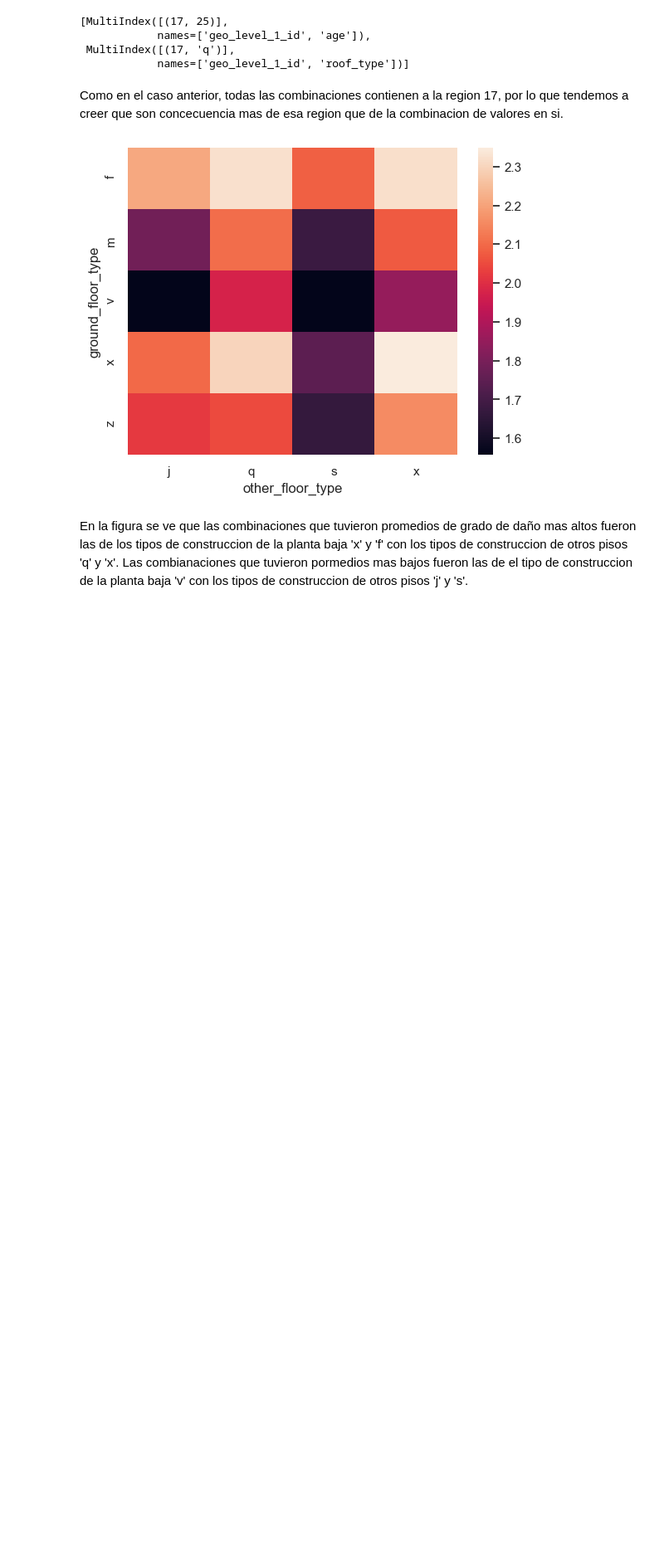
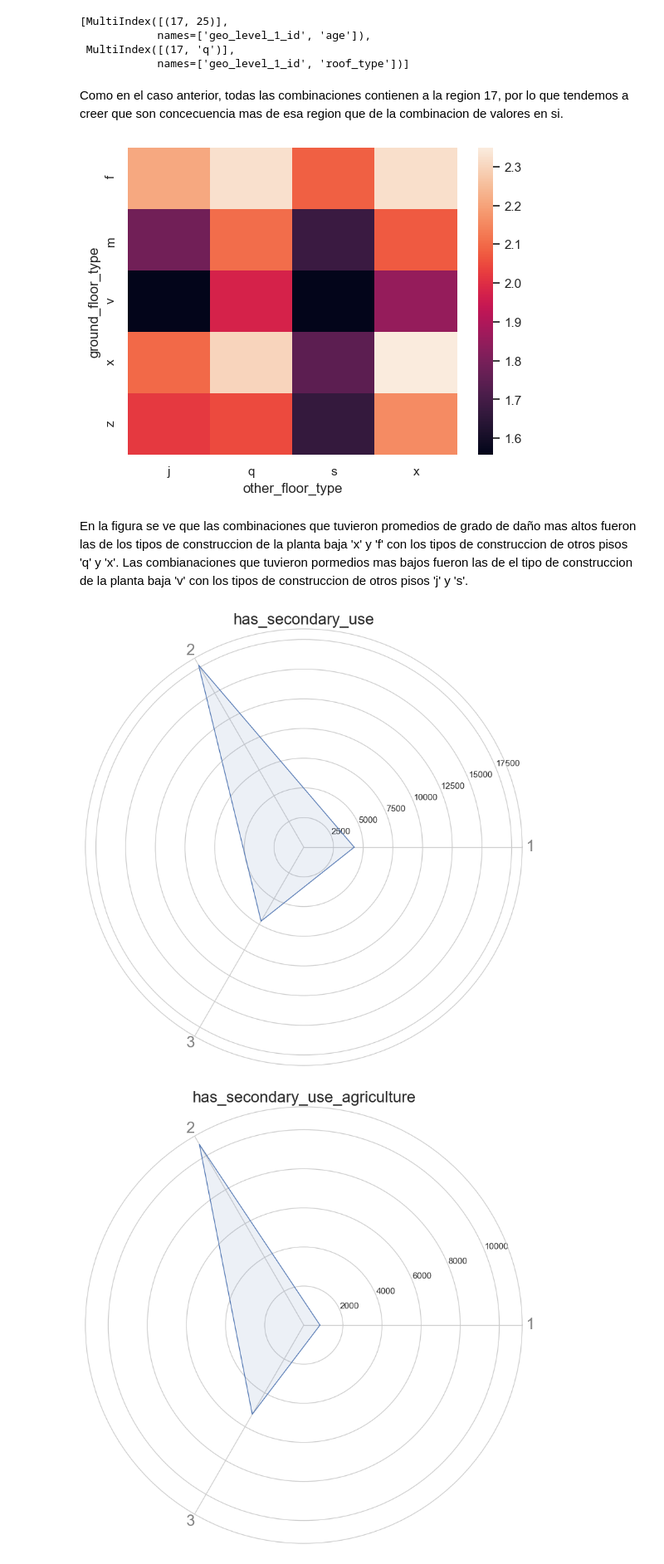
Before and after one commit to GuidoBergman/Datos---Tp1, a Jupyter notebook: Tp-Guido.ipynb, the cells around one changed output. Shown at 83% size. Cells and saved outputs as stored; diff of their text form; code cells hidden in the pictures; blank space fills up the shorter version.

```diff
--- a/Tp-Guido.ipynb
+++ b/Tp-Guido.ipynb
@@ -459,3 +458,48 @@ g = sns.heatmap(for_heatmap)
 [figure]
 # %% [markdown]
 En la figura se ve que las combinaciones que tuvieron promedios de grado de daño mas altos fueron las de los tipos de construccion de la planta baja 'x' y 'f' con los tipos de construccion de otros pisos 'q' y 'x'. Las combianaciones que tuvieron pormedios mas bajos fueron las de el tipo de construccion de la planta baja 'v' con los tipos de construccion de otros pisos 'j' y 's'.
+# %%
+usos_secundarios = ["has_secondary_use"
+,"has_secondary_use_agriculture"
+,"has_secondary_use_hotel"
+,"has_secondary_use_rental"
+,"has_secondary_use_institution"
+,"has_secondary_use_school"
+,"has_secondary_use_industry"
+,"has_secondary_use_health_post"
+,"has_secondary_use_gov_office"
+,"has_secondary_use_use_police"
+,"has_secondary_use_other"]
+# %%
+for i in usos_secundarios:
+    aux = values.loc[values[i]==1, 'damage_grade'].value_counts().sort_index().to_list()
+    aux += aux[:1]
+    categories = [1,2,3]
+    N = len(categories)
+
+    # What will be the angle of each axis in the plot? (we divide the plot / number of variable)
+    angles = [n / float(N) * 2 * np.pi for n in range(N)]
+    angles += angles[:1]
+
+    plt.figure(figsize=(10,10))
+    # Initialise the spider plot
+    ax = plt.subplot(111, polar=True)
+
+    # Draw one axe per variable + add labels
+    plt.xticks(angles[:-1], categories, color='grey', size=20)
+
+
+    # Plot data
+    ax.plot(angles, aux, linewidth=1, linestyle='solid')
+
+    # Fill area
+    ax.fill(angles, aux, 'b', alpha=0.1)
+
+    plt.style.use("seaborn-whitegrid")
+
+    plt.title(i,size=20)
+    # Show the graph
+    plt.show()
+# %% [output]
+[figure, added]
+[figure, added]
```
Also changed, not shown: parts of 5 cells of this notebook, 1 other file.
